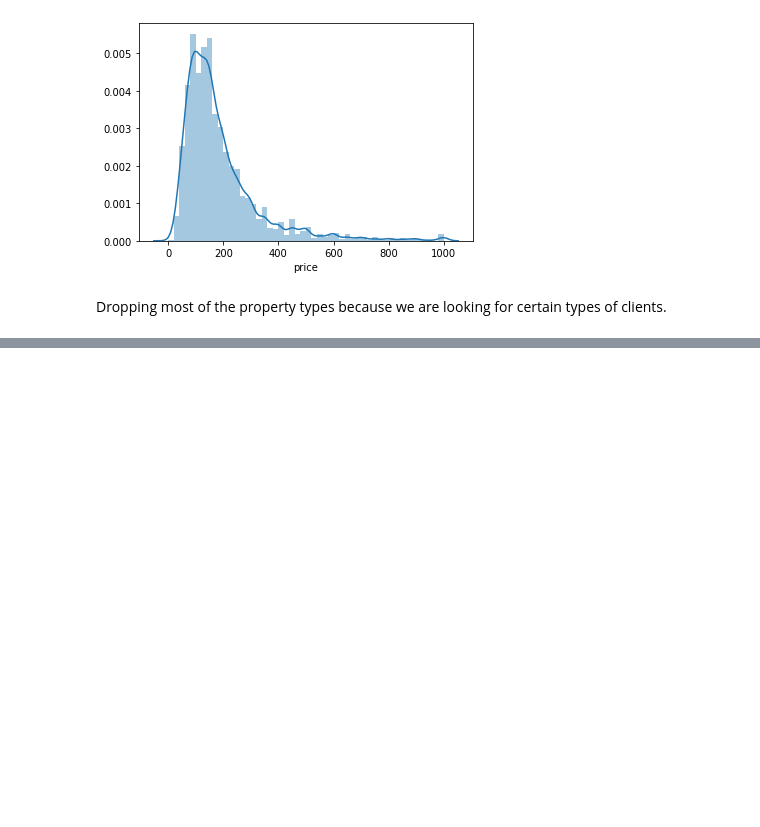
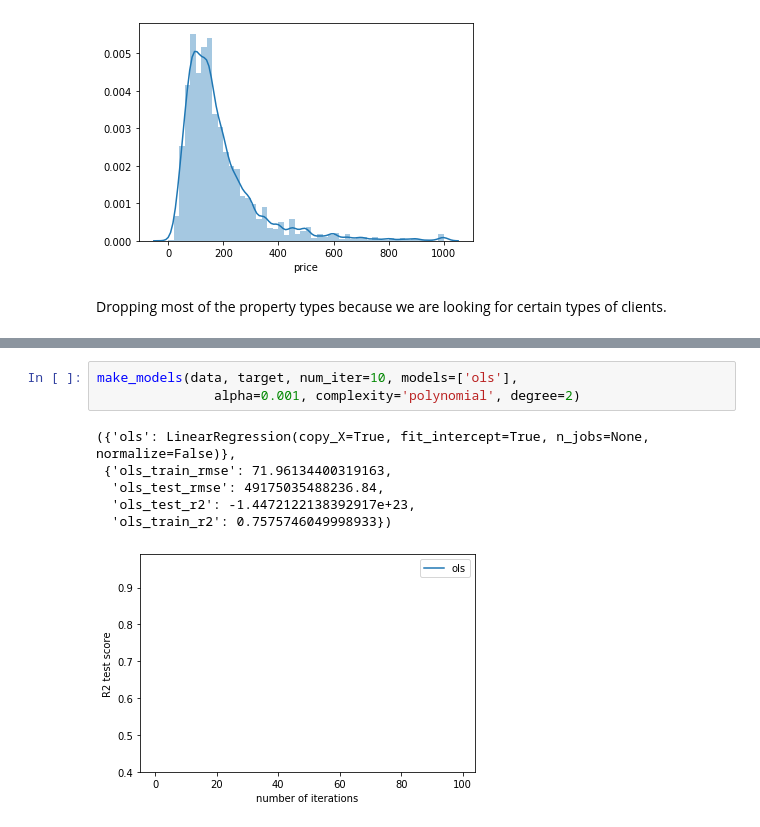
Before and after one commit to CaryMosley/Mod2Project, a Jupyter notebook: project_active.ipynb, the cells around one changed output, grey strips where cells are left out. Drawn from its saved outputs; the diff is of its cells as text; blank space fills up the shorter version.

```diff
--- a/project_active.ipynb
+++ b/project_active.ipynb
@@ -294,0 +719,10 @@ Name: room_type, dtype: int64
+# %%
+make_models(data, target, num_iter=10, models=['ols'],
+               alpha=0.001, complexity='polynomial', degree=2)
+# %% [output]
+({'ols': LinearRegression(copy_X=True, fit_intercept=True, n_jobs=None, normalize=False)},
+ {'ols_train_rmse': 71.96134400319163,
+  'ols_test_rmse': 49175035488236.84,
+  'ols_test_r2': -1.4472122138392917e+23,
+  'ols_train_r2': 0.7575746049998933})
+[figure, added]
```
Also changed, not shown: parts of 22 cells of this notebook.
